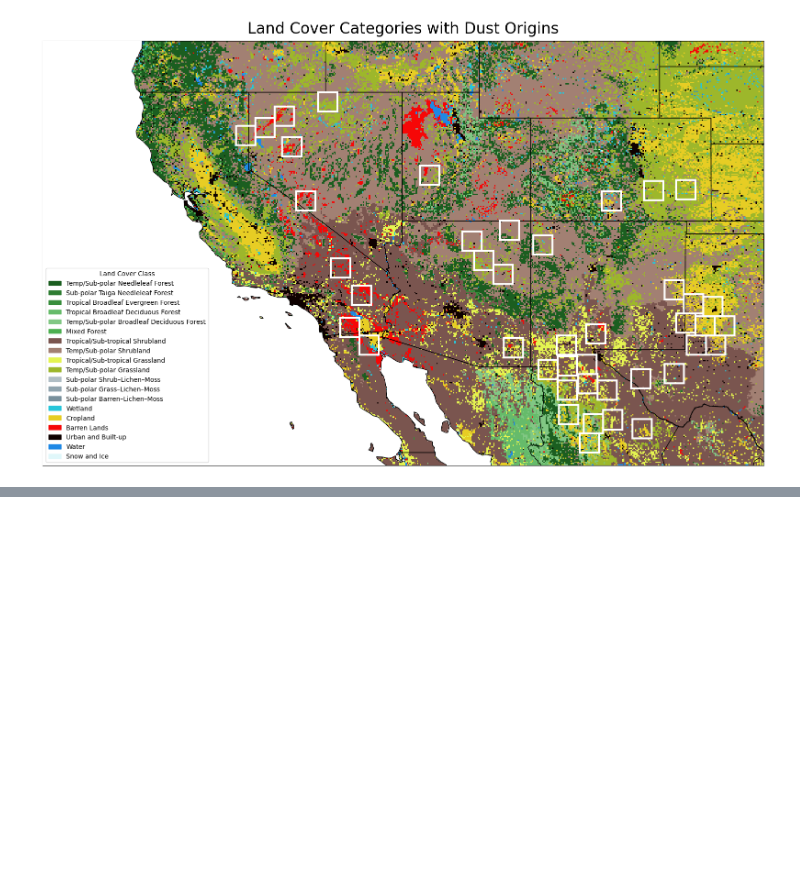
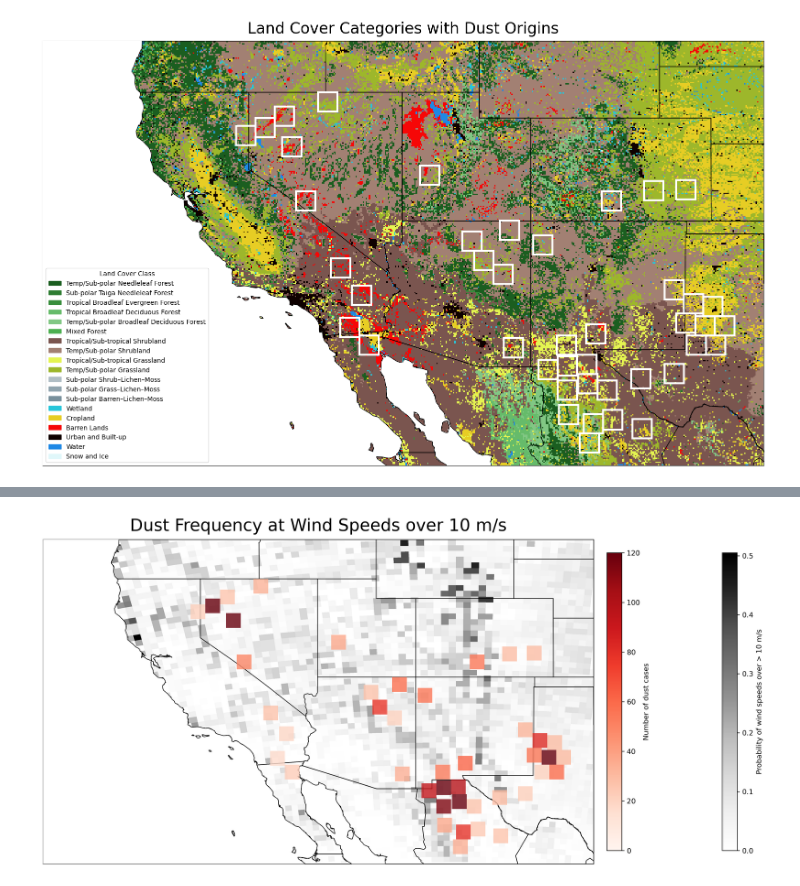
Before and after one commit to jesseturner/WLDAS_Analysis, a Jupyter notebook: ANALYSIS_map_figures.ipynb, the cells around one changed output, grey strips where cells are left out. Cells and saved outputs as stored; diff of their text form; code cells hidden in the pictures; blank space fills up the shorter version.

Commit message:
Attempting to plot wind comparisons to dust frequency

```diff
--- a/ANALYSIS_map_figures.ipynb
+++ b/ANALYSIS_map_figures.ipynb
@@ -379,0 +390,6 @@ Processed raster already exists — skipping reprojection.
+# %%
+wind_ds = xr.open_dataset("DATA/processed/2_wind_grid_2026-04-23.nc")
+
+
+winds_over_10 = (wind_ds['wind_speed'] > 10).sum(dim='time')
+total_num_wind_days = len(wind_ds['time'])
@@ -379,0 +454,13 @@ Processed raster already exists — skipping reprojection.
+# %%
+regions_dust_events = {}
+
+for name, coords in regions.items():
+
+    df_filtered = dust_points_vars[(dust_points_vars['latitude'] <= coords[0][0]) &
+                                (dust_points_vars['latitude'] >= coords[1][0]) &
+                                (dust_points_vars['longitude'] >= coords[0][1]) &
+                                (dust_points_vars['longitude'] <= coords[1][1])]
+
+    sum = len(df_filtered)
+
+    regions_dust_events[name] = sum
@@ -379,0 +504,38 @@ Processed raster already exists — skipping reprojection.
+# %%
+
+fig, ax = plt.subplots(figsize=(16, 12), subplot_kw={"projection": ccrs.PlateCarree()}, dpi=300)
+
+cf = ax.pcolormesh(
+    winds_over_10['lon'],
+    winds_over_10['lat'],
+    winds_over_10 / total_num_wind_days,
+    transform=ccrs.PlateCarree(),
+    cmap='Greys')
+
+cbar = plt.colorbar(cf, ax=ax, orientation='vertical', pad=0.02, shrink=0.5)
+cbar.set_label('Probability of wind speeds over > 10 m/s')
+
+cmap = cm.Reds
+norm = colors.Normalize(vmin=0, vmax=120)
+add_dust_prob_squares_to_plot(ax, regions, regions_dust_events, cmap, norm)
+rect_sm = cm.ScalarMappable(norm=norm, cmap=cmap)
+
+cbar_rect = plt.colorbar(rect_sm, ax=ax, shrink=0.5, pad=0.02)
+cbar_rect.set_label("Number of dust cases")
+
+
+ax.set_title("Dust Frequency at Wind Speeds over 10 m/s", fontsize=24, pad=12)
+
+all_states_provinces = cfeature.NaturalEarthFeature(category='cultural',
+    name='admin_1_states_provinces', scale='10m', facecolor='none')
+ax.add_feature(all_states_provinces, linewidth=0.8)
+ax.add_feature(cfeature.COASTLINE, linewidth=0.8, zorder=4)
+ax.add_feature(cfeature.BORDERS, linewidth=0.8)
+ax.add_feature(cfeature.OCEAN, facecolor='white', zorder=3)
+min_lat, max_lat, min_lon, max_lon = common_functions._get_coords_for_region(location_name)
+ax.set_extent([min_lon, max_lon, min_lat, max_lat], crs=ccrs.PlateCarree())
+
+plt.tight_layout()
+plt.show()
+# %% [output]
+[figure, added]
```
Also changed, not shown: parts of 13 cells of this notebook.
